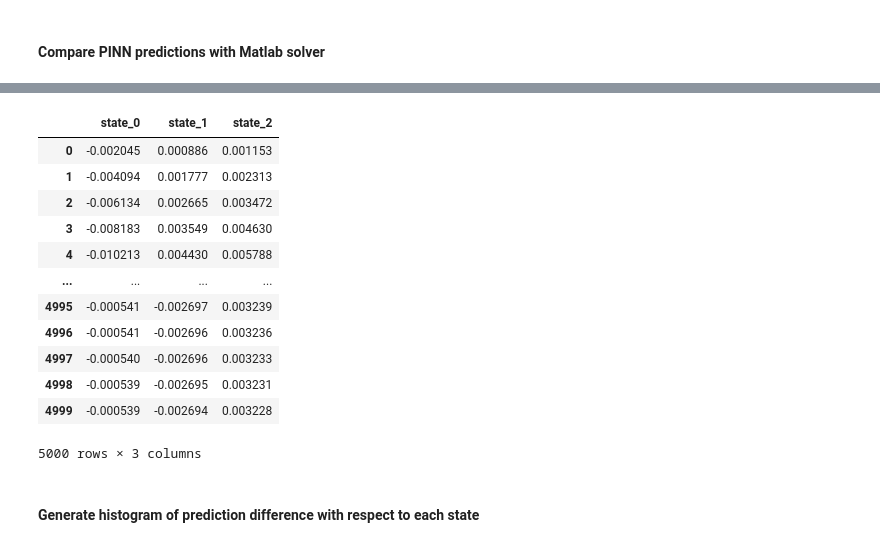
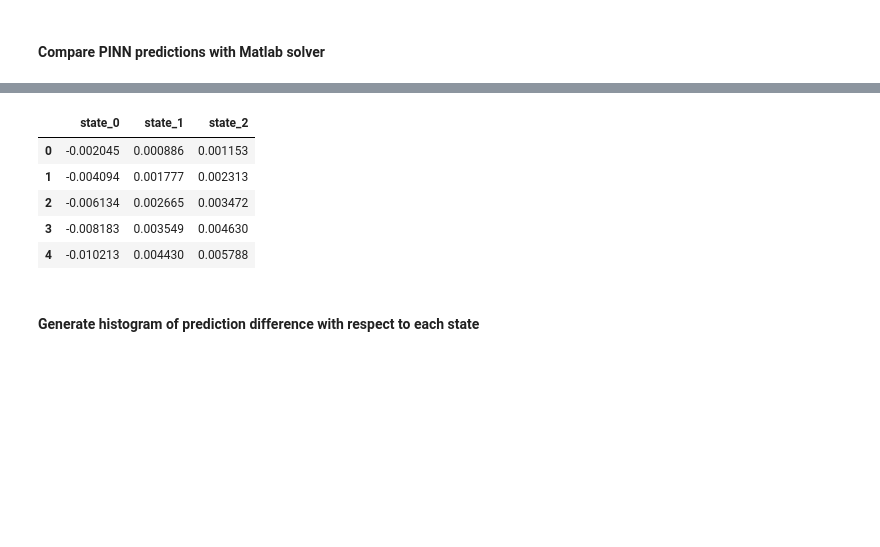
Before and after one commit to zxgcqupt/PINNs4SRA, a Jupyter notebook: small_homogeneous_CTMC/PINN_for_small_homo_CTMC_reliability_analysis.ipynb, the cells around one changed output, grey strips where cells are left out. Drawn from its saved outputs; the diff is of its cells as text; code cells hidden in the pictures; blank space fills up the shorter version.

```diff
--- a/small_homogeneous_CTMC/PINN_for_small_homo_CTMC_reliability_analysis.ipynb
+++ b/small_homogeneous_CTMC/PINN_for_small_homo_CTMC_reliability_analysis.ipynb
@@ -31,7 +31,7 @@ class PINN:
 
     def init_model(number_hidden_layers = 2, num_neurons_per_layer = 50):
         model = tf.keras.Sequential()
-        model.add(tf.keras.Input(1))
+        model.add(tf.keras.layers.InputLayer(1))
 
         model.add(tf.keras.layers.Dense(num_neurons_per_layer, activation=tf.keras.activations.get('tanh'),
                                         kernel_initializer='glorot_normal'))
@@ -529,21 +547,14 @@ y_pred_pcgrad_df.loc[:3749]
 y_diff = matlab_solver_solution_df - y_pred_df
 y_diff_pcgrad = matlab_solver_solution_df - y_pred_pcgrad_df
 # %%
-y_diff
+y_diff.head()
 # %% [output]
 |  | state_0 | state_1 | state_2 |
 | 0 | -0.002045 | 0.000886 | 0.001153 |
 | 1 | -0.004094 | 0.001777 | 0.002313 |
 | 2 | -0.006134 | 0.002665 | 0.003472 |
 | 3 | -0.008183 | 0.003549 | 0.004630 |
 | 4 | -0.010213 | 0.004430 | 0.005788 |
-| ... | ... | ... | ... |
-| 4995 | -0.000541 | -0.002697 | 0.003239 |
-| 4996 | -0.000541 | -0.002696 | 0.003236 |
-| 4997 | -0.000540 | -0.002696 | 0.003233 |
-| 4998 | -0.000539 | -0.002695 | 0.003231 |
-| 4999 | -0.000539 | -0.002694 | 0.003228 |
-5000 rows × 3 columns
 # %% [markdown]
 #### Generate histogram of prediction difference with respect to each state
 # %%
```
Also changed, not shown: parts of 21 cells of this notebook, 11 other files.
